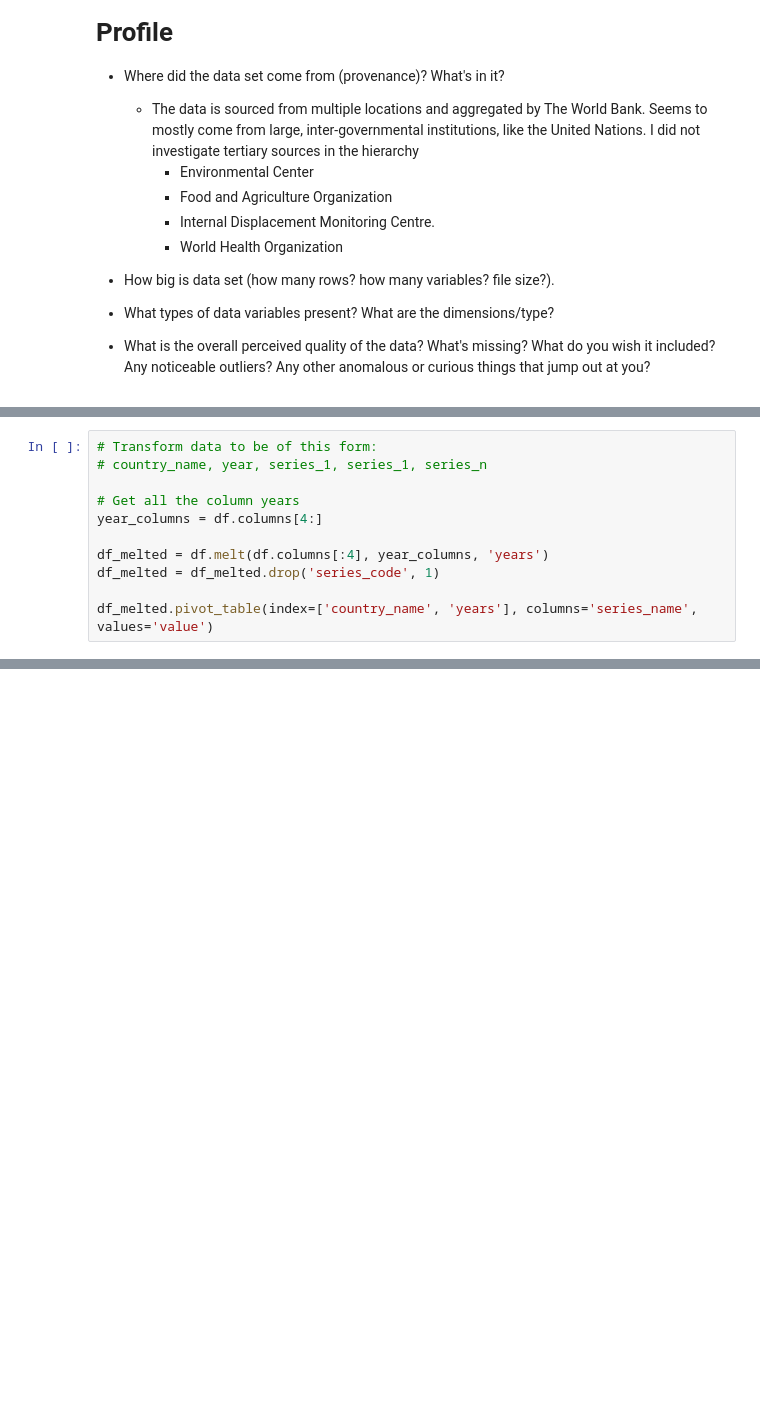
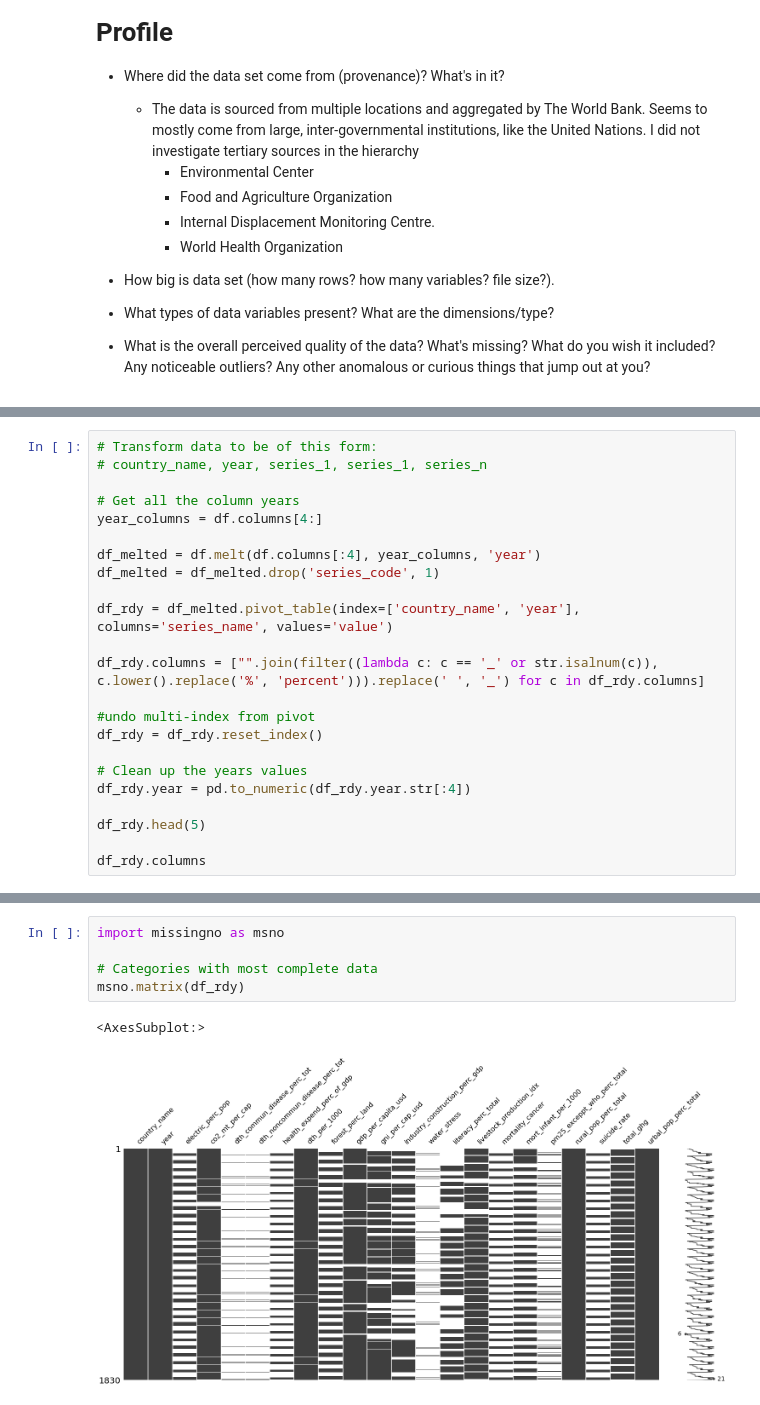
Before and after one commit to ccharp/msds, a Jupyter notebook: 511/a4/a4.ipynb, the cells around one changed output, grey strips where cells are left out. Drawn from its saved outputs; the diff is of its cells as text; blank space fills up the shorter version.

```diff
--- a/511/a4/a4.ipynb
+++ b/511/a4/a4.ipynb
@@ -71,8 +72,20 @@ df.head(1)
 # Get all the column years
 year_columns = df.columns[4:]
 
-df_melted = df.melt(df.columns[:4], year_columns, 'years')
+df_melted = df.melt(df.columns[:4], year_columns, 'year')
 df_melted = df_melted.drop('series_code', 1)
 
-df_melted.pivot_table(index=['country_name', 'years'], columns='series_name', values='value')
+df_rdy = df_melted.pivot_table(index=['country_name', 'year'], columns='series_name', values='value')
+
+df_rdy.columns = ["".join(filter((lambda c: c == '_' or str.isalnum(c)), c.lower().replace('%', 'percent'))).replace(' ', '_') for c in df_rdy.columns]
+
+#undo multi-index from pivot
+df_rdy = df_rdy.reset_index()
+
+# Clean up the years values
+df_rdy.year = pd.to_numeric(df_rdy.year.str[:4])
+
+df_rdy.head(5)
+
+df_rdy.columns
 # %% [output]
@@ -92,0 +185,8 @@ df_melted.pivot_table(index=['country_name', 'years'], columns='series_name', va
+# %%
+import missingno as msno
+
+# Categories with most complete data
+msno.matrix(df_rdy)
+# %% [output]
+<AxesSubplot:>
+[figure, added]
```
Also changed, not shown: parts of 11 cells of this notebook, 1 other file.
